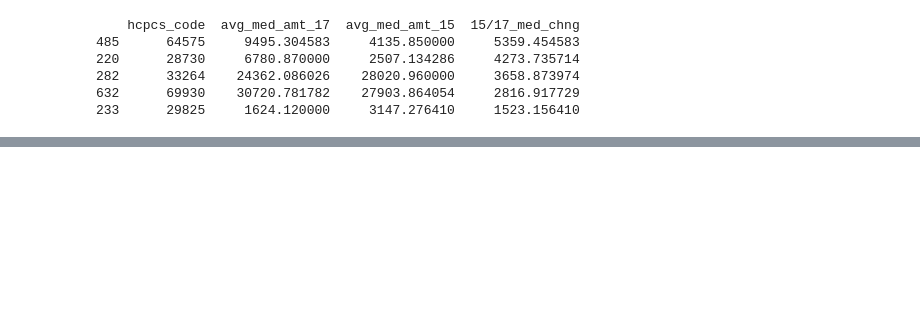
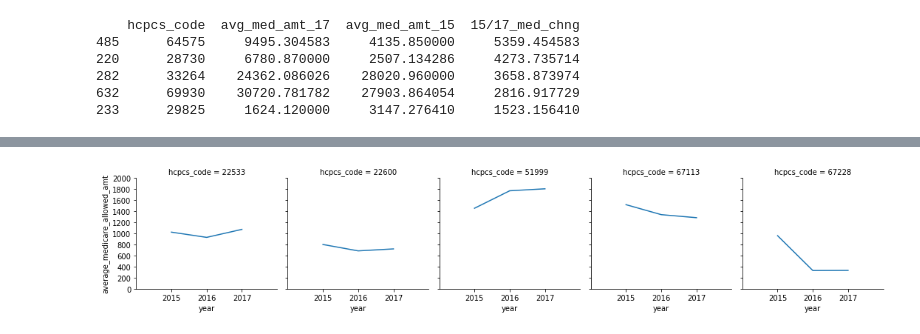
Before and after one commit to adamtsuch21/healthcare-bluebook-red-team, a Jupyter notebook: AT_option2.ipynb, the cells around one changed output, grey strips where cells are left out. Saved outputs shown, nothing was run; the diff lists cells and outputs as text; code cells hidden in the pictures; blank space fills up the shorter version.

```diff
--- a/AT_option2.ipynb
+++ b/AT_option2.ipynb
@@ -843,0 +831,6 @@ phys_srvc_of_1517.to_csv('srvc_org_fac_1517.csv')
+# %%
+phys_16_medif_top5 = phys_16_medif_top5[phys_16_medif_top5["hcpcs_code"].isin(['22533', '22600', '51999', '67113', '67228'])]
+phys_16_medif_top5['year'] = 2016
+phys_16_medif_top5 = phys_16_medif_top5.drop(columns={'bene_day_srvc_cnt'})
+phys_16_medif_top5 = phys_16_medif_top5.rename(columns={'avg_med_amt_16' : 'average_medicare_allowed_amt'})
+print(phys_16_medif_top5)
@@ -843,0 +844,4 @@ phys_srvc_of_1517.to_csv('srvc_org_fac_1517.csv')
+# %%
+phys_15_medif_top5 = phys_zip_15.groupby('hcpcs_code').mean()
+phys_15_medif_top5 = phys_15_medif_top5.reset_index()
+print(phys_15_medif_top5)
@@ -843,0 +863,6 @@ phys_srvc_of_1517.to_csv('srvc_org_fac_1517.csv')
+# %%
+phys_15_medif_top5 = phys_15_medif_top5[phys_15_medif_top5["hcpcs_code"].isin(['22533', '22600', '51999', '67113', '67228'])]
+phys_15_medif_top5['year'] = 2015
+phys_15_medif_top5 = phys_15_medif_top5.drop(columns={'bene_day_srvc_cnt'})
+phys_15_medif_top5 = phys_15_medif_top5.rename(columns={'avg_med_amt_15' : 'average_medicare_allowed_amt'})
+print(phys_15_medif_top5)
@@ -843,0 +876,3 @@ phys_srvc_of_1517.to_csv('srvc_org_fac_1517.csv')
+# %%
+phys_medif_top5 = pd.concat([phys_17_medif_top5, phys_16_medif_top5, phys_15_medif_top5], ignore_index=True)
+print(phys_medif_top5)
@@ -843,0 +896,5 @@ phys_srvc_of_1517.to_csv('srvc_org_fac_1517.csv')
+# %%
+g = sns.FacetGrid(phys_medif_top5, col="hcpcs_code").set(xlim=(2014, 2018), ylim=(0, 2000), xticks=[2015, 2016, 2017], yticks=[0, 200, 400, 600, 800, 1000, 1200, 1400, 1600, 1800, 2000])
+g = g.map(plt.plot, "year", "average_medicare_allowed_amt")
+# %% [output]
+[figure, added]
```
Also changed, not shown: parts of 132 cells of this notebook, 17 other files.
